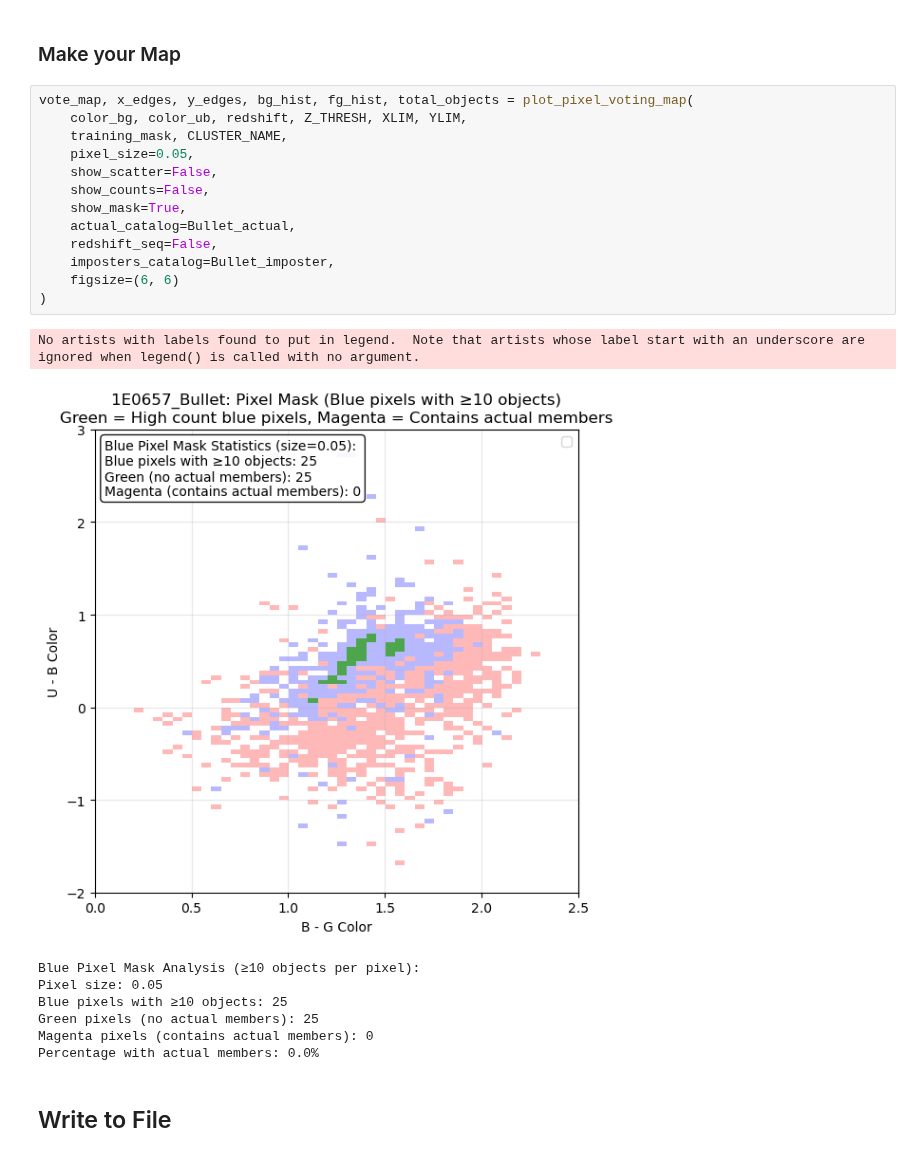
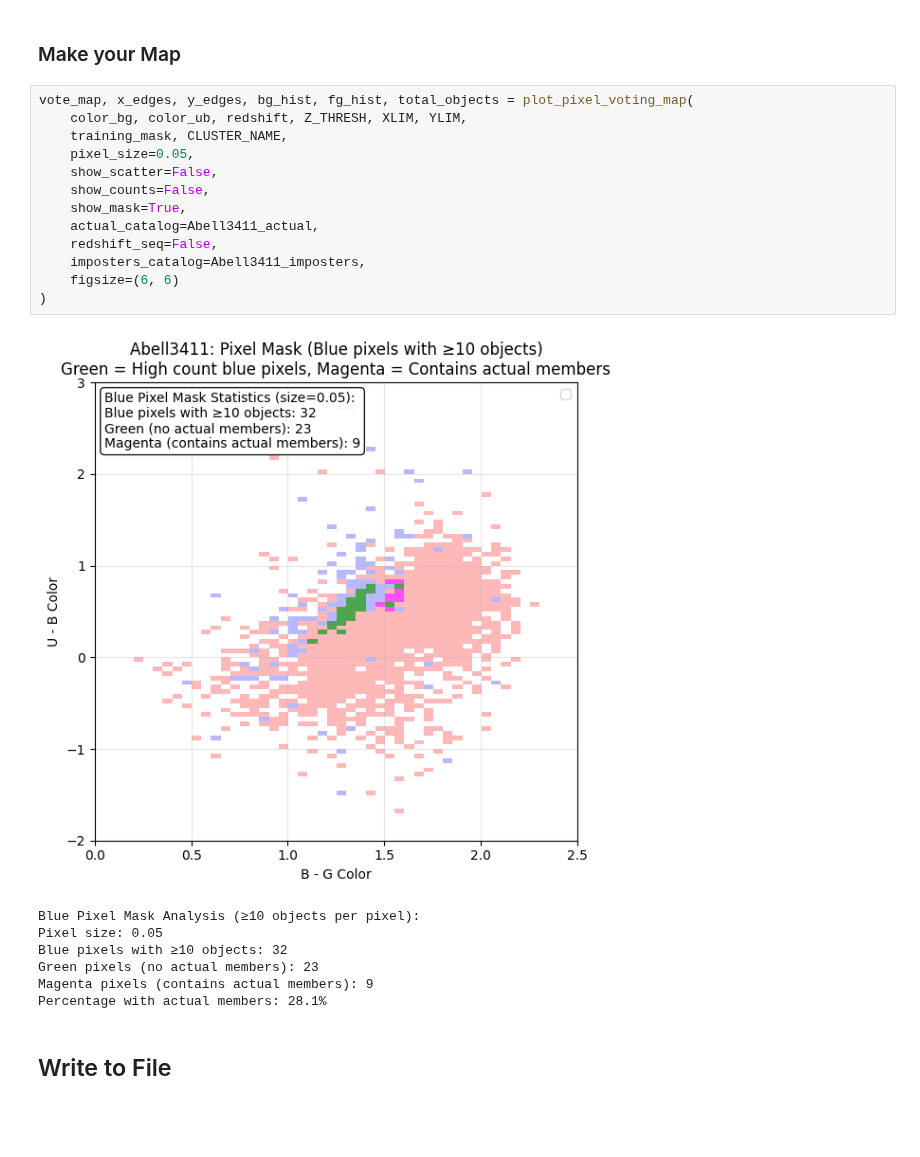
Before and after one commit to superbit-collaboration/superbit-lensing, a Jupyter notebook: superbit_lensing/color/color_cuts/Pixel_Mask_Notebook.ipynb, the cells around one changed output. Saved outputs shown, nothing was run; the diff lists cells and outputs as text; blank space fills up the shorter version.

```diff
--- a/superbit_lensing/color/color_cuts/Pixel_Mask_Notebook.ipynb
+++ b/superbit_lensing/color/color_cuts/Pixel_Mask_Notebook.ipynb
@@ -766,25 +764,24 @@ def plot_radial_distribution_rb(fits_file, cluster_name, actual_catalog=None, fi
 # %%
 vote_map, x_edges, y_edges, bg_hist, fg_hist, total_objects = plot_pixel_voting_map(
     color_bg, color_ub, redshift, Z_THRESH, XLIM, YLIM,
     training_mask, CLUSTER_NAME,
     pixel_size=0.05,
     show_scatter=False,
     show_counts=False,
     show_mask=True,
-    actual_catalog=Bullet_actual,
+    actual_catalog=Abell3411_actual,
     redshift_seq=False,
-    imposters_catalog=Bullet_imposter,
+    imposters_catalog=Abell3411_imposters,
     figsize=(6, 6)
 )
 # %% [output]
+[figure, new version]
-No artists with labels found to put in legend.  Note that artists whose label start with an underscore are ignored when legend() is called with no argument.
+Blue Pixel Mask Analysis (≥10 objects per pixel):
+Pixel size: 0.05
+Blue pixels with ≥10 objects: 32
+Green pixels (no actual members): 23
+Magenta pixels (contains actual members): 9
+Percentage with actual members: 28.1%
-[figure, old version]
-Blue Pixel Mask Analysis (≥10 objects per pixel):
-Pixel size: 0.05
-Blue pixels with ≥10 objects: 25
-Green pixels (no actual members): 25
-Magenta pixels (contains actual members): 0
-Percentage with actual members: 0.0%
 # %% [markdown]
 ## Write to File
 # %%
```
Also changed, not shown: parts of 8 cells of this notebook.
